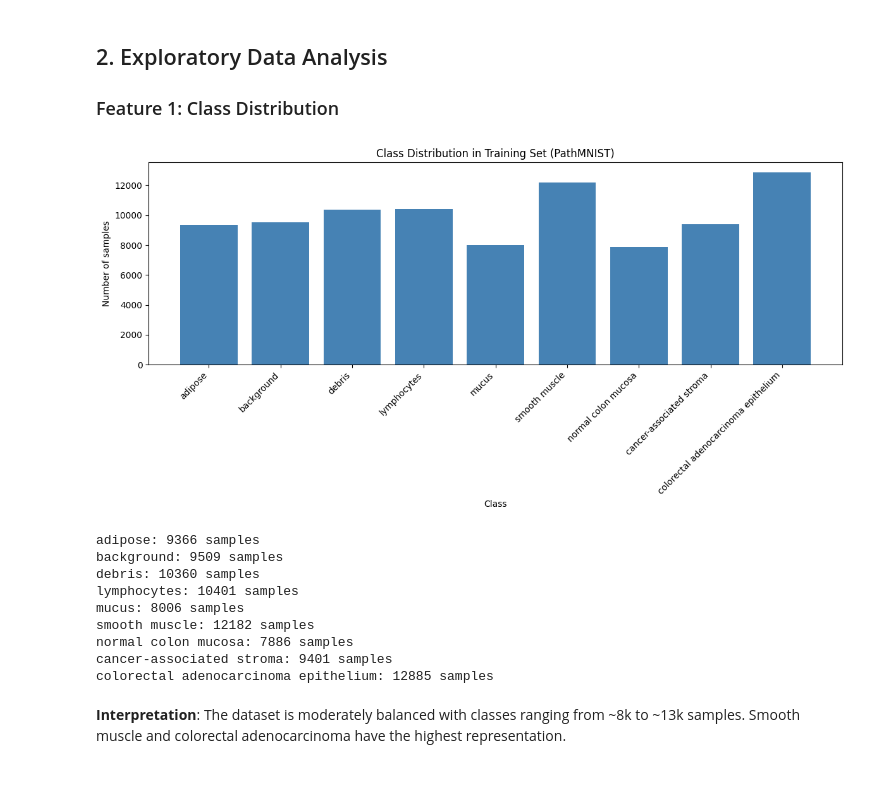
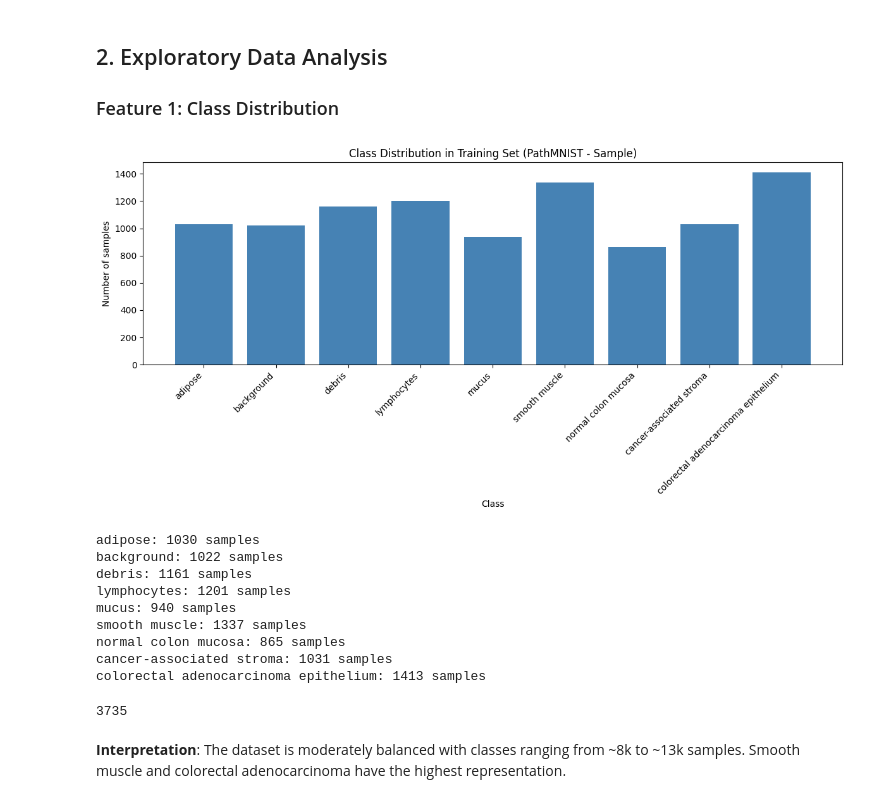
Before and after one commit to karizacharlotte/SummativeAssignment-MLOP, a Jupyter notebook: notebook/pathmnist_classification.ipynb, the cells around one changed output. Drawn from its saved outputs; the diff is of its cells as text; code cells hidden in the pictures.

Commit message:
Optimize notebook for RAM efficiency and fix sample images cell

```diff
--- a/notebook/pathmnist_classification.ipynb
+++ b/notebook/pathmnist_classification.ipynb
@@ -45,34 +43,41 @@ Classes: {'0': 'adipose', '1': 'background', '2': 'debris', '3': 'lymphocytes',
 
 ### Feature 1: Class Distribution
 # %%
-# Class distribution in train set
-train_labels = [train_dataset[i][1].item() for i in range(len(train_dataset))]
+# Class distribution in train set (using sample to save RAM)
+sample_size = min(10000, len(train_dataset))  # Use only 10k samples for distribution
+train_labels = [train_dataset[i][1].item() for i in range(sample_size)]
 unique, counts = np.unique(train_labels, return_counts=True)
 
 class_names = list(info['label'].values())
 plt.figure(figsize=(12, 6))
 plt.bar(unique, counts, color='steelblue')
 plt.xlabel('Class')
 plt.ylabel('Number of samples')
-plt.title('Class Distribution in Training Set (PathMNIST)')
+plt.title('Class Distribution in Training Set (PathMNIST - Sample)')
 plt.xticks(unique, class_names, rotation=45, ha='right')
 plt.tight_layout()
 plt.savefig('../data/samples/class_distribution.png', dpi=150)
 plt.show()
 
 for cls, cnt in zip(unique, counts):
     print(f"{class_names[cls]}: {cnt} samples")
+
+# Clear memory
+del train_labels
+import gc
+gc.collect()
 # %% [output]
-[figure, old version]
+[figure, new version]
-adipose: 9366 samples
-background: 9509 samples
-debris: 10360 samples
-lymphocytes: 10401 samples
-mucus: 8006 samples
-smooth muscle: 12182 samples
-normal colon mucosa: 7886 samples
-cancer-associated stroma: 9401 samples
-colorectal adenocarcinoma epithelium: 12885 samples
+adipose: 1030 samples
+background: 1022 samples
+debris: 1161 samples
+lymphocytes: 1201 samples
+mucus: 940 samples
+smooth muscle: 1337 samples
+normal colon mucosa: 865 samples
+cancer-associated stroma: 1031 samples
+colorectal adenocarcinoma epithelium: 1413 samples
+3735
 # %% [markdown]
 **Interpretation**: The dataset is moderately balanced with classes ranging from ~8k to ~13k samples. Smooth muscle and colorectal adenocarcinoma have the highest representation.
 # %% [markdown]
```
Also changed, not shown: parts of 8 cells of this notebook.
